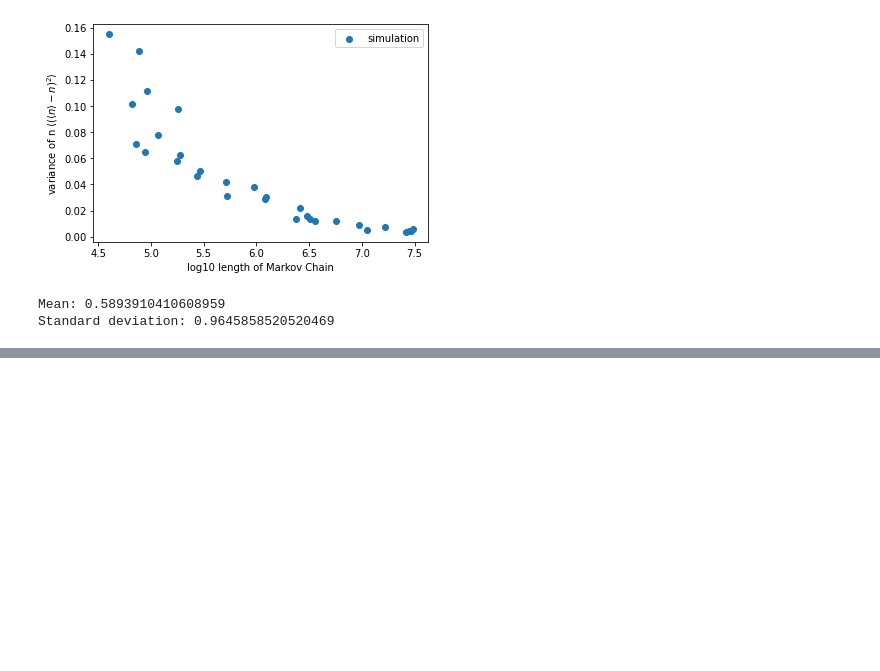
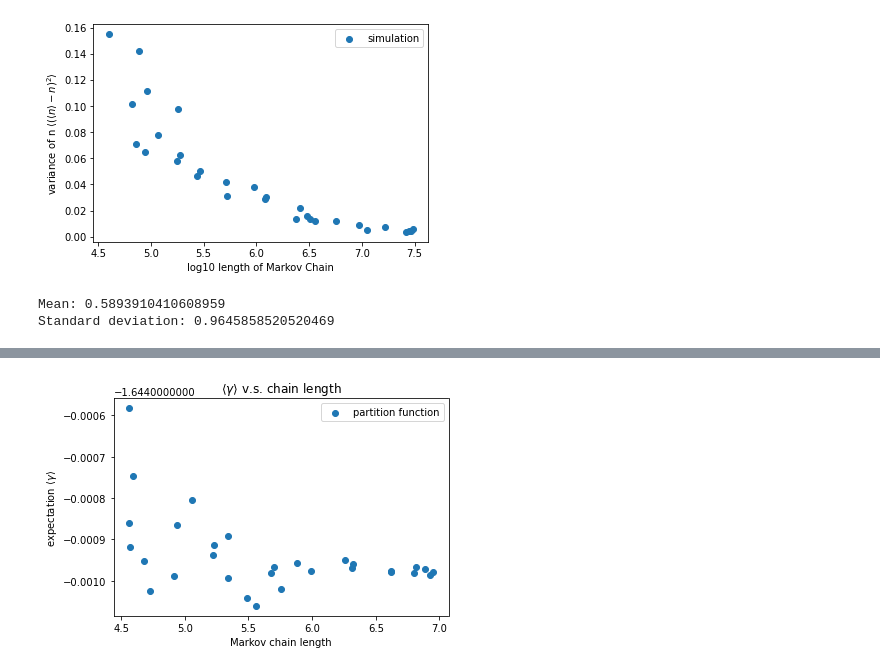
Before and after one commit to xwang3021/Compi_project, a Jupyter notebook: MCMC.ipynb, the cells around one changed output, grey strips where cells are left out. Saved outputs shown, nothing was run; the diff lists cells and outputs as text; code cells hidden in the pictures; blank space fills up the shorter version.

```diff
--- a/MCMC.ipynb
+++ b/MCMC.ipynb
@@ -131,0 +231,28 @@ Standard deviation: 0.9645858520520469
+# %%
+# MCMC simulation with distribution given by partition function
+def metropolis_hastings_part(x0, n_samples, A, musq):
+    samples = [A[x0]]
+    x_current = x0
+    n = 0
+    while n < n_samples :
+        # Propose a new sample from a Gaussian distribution centered at the current sample
+        x_proposed = np.random.randint(0, len(A))
+
+        # Calculate the acceptance probability
+        acceptance_prob = min(1, weight_part(x_proposed, A, musq) / weight_part(x_current, A, musq))
+
+        # Accept or reject the proposed sample based on the acceptance probability
+        if np.random.rand() < acceptance_prob:
+            x_current = x_proposed
+
+        samples.append(A[x_current])
+        n += 1
+
+    return samples
+
+# Weight calculation for partition function (periodic states instead of orbits)
+def weight_part (n, A, musq) :
+    x = A[n]
+    J = Hill_det([x], musq)
+
+    return (1/J)
@@ -131,0 +317,19 @@ Standard deviation: 0.9645858520520469
+# %%
+n_zeta = []
+n_part = []
+
+for i in range (60) :
+    if i % 2 == 0 :
+        n_zeta.append(n[i])
+    else :
+        n_part.append(n[i])
+
+#plt.scatter(np.log10(n_zeta), res_zeta, label = 'zeta function')
+plt.scatter(np.log10(n_part), res_part, label = 'partition function')
+plt.xlabel('Markov chain length')
+plt.ylabel (r"expectation $\langle \gamma \rangle$")
+plt.title (r"$\langle \gamma \rangle$ v.s. chain length")
+plt.legend()
+plt.savefig('exp.pdf')
+# %% [output]
+[figure, added]
```
Also changed, not shown: parts of 10 cells of this notebook, 11 other files.
